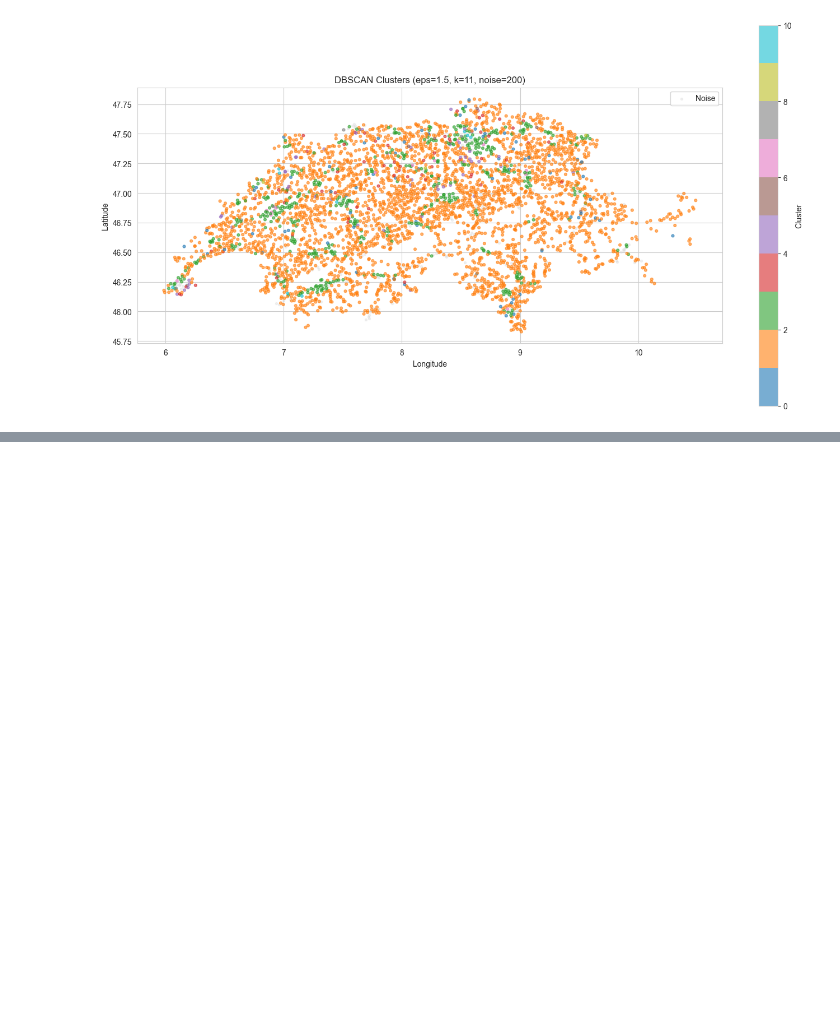
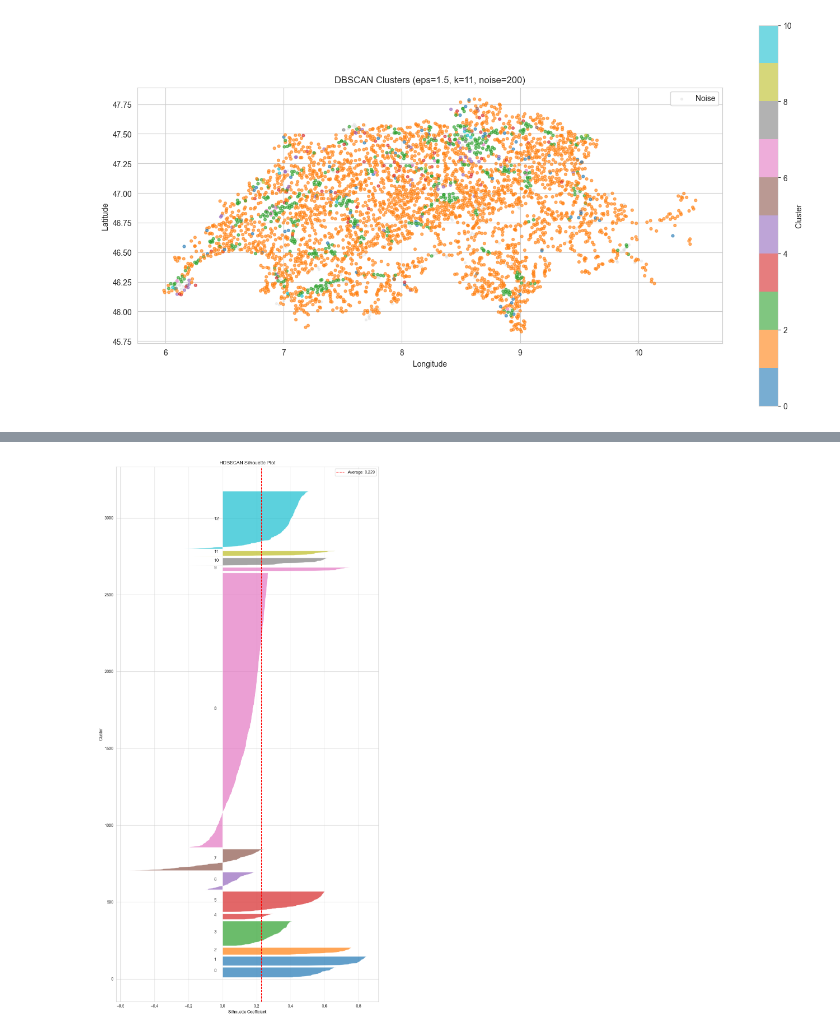
Before and after one commit to maybebool/swiss-airspace-obstacle-profiling, a Jupyter notebook: notebooks/Cluster_Evaluation.ipynb, the cells around one changed output, grey strips where cells are left out. Drawn from its saved outputs; the diff is of its cells as text; code cells hidden in the pictures; blank space fills up the shorter version.

```diff
--- a/notebooks/Cluster_Evaluation.ipynb
+++ b/notebooks/Cluster_Evaluation.ipynb
@@ -283,0 +355,37 @@ plt.show()
+# %%
+# Silhouette plot for HDBSCAN (excluding noise)
+mask = grid['cluster_hdbscan'] != -1
+X_clust = X_scaled[mask]
+labels_clust = grid.loc[mask, 'cluster_hdbscan'].values
+
+if len(set(labels_clust)) >= 2:
+    sil_avg = silhouette_score(X_clust, labels_clust)
+    sil_vals = silhouette_samples(X_clust, labels_clust)
+
+    n_clusters = len(set(labels_clust))
+    fig, ax = plt.subplots(figsize=(10, max(7, n_clusters * 1.5)))
+
+    y_lower = 10
+    for i in sorted(set(labels_clust)):
+        cluster_sil = sil_vals[labels_clust == i]
+        cluster_sil.sort()
+
+        y_upper = y_lower + len(cluster_sil)
+        color = cm.tab10(i / max(n_clusters, 1))
+        ax.fill_betweenx(np.arange(y_lower, y_upper), 0, cluster_sil,
+                         facecolor=color, alpha=0.7)
+        ax.text(-0.05, y_lower + 0.5 * len(cluster_sil), str(i), fontsize=11)
+        y_lower = y_upper + 10
+
+    ax.axvline(x=sil_avg, color='red', linestyle='--',
+               label=f'Average: {sil_avg:.3f}')
+    ax.set_xlabel('Silhouette Coefficient')
+    ax.set_ylabel('Cluster')
+    ax.set_title('HDBSCAN Silhouette Plot')
+    ax.legend()
+    plt.tight_layout()
+    plt.show()
+else:
+    print("Not enough clusters for silhouette analysis.")
+# %% [output]
+[figure, added]
```
Also changed, not shown: parts of 10 cells of this notebook.
